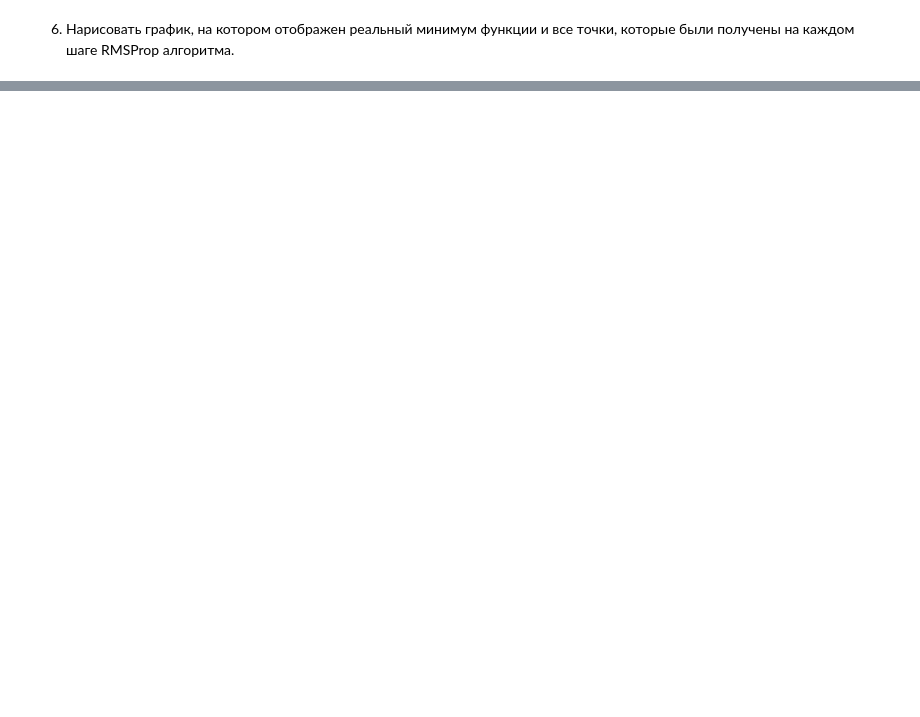
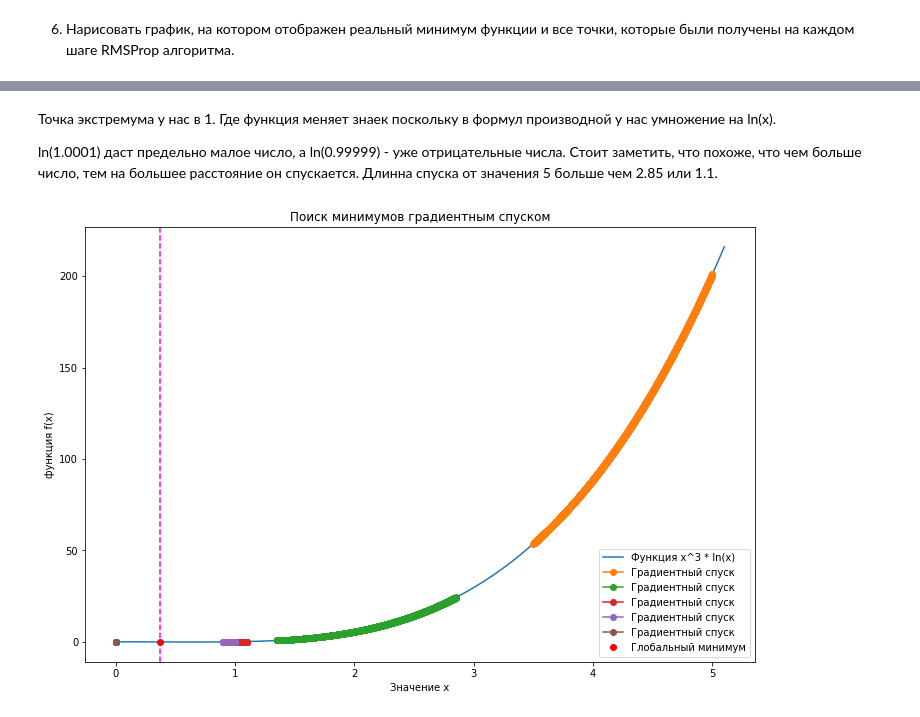
Before and after one commit to Dimildizio/DS_course, a Jupyter notebook: gradient-descent/HomeWork3_Optimization.ipynb, the cells around one changed output, grey strips where cells are left out. Drawn from its saved outputs; the diff is of its cells as text; code cells hidden in the pictures; blank space fills up the shorter version.

```diff
--- a/gradient-descent/HomeWork3_Optimization.ipynb
+++ b/gradient-descent/HomeWork3_Optimization.ipynb
@@ -66,0 +175,36 @@ history_rmsprop_2 = get_min_with_rmsprop(...)
+# %% [markdown]
+Точка экстремума у нас в 1. Где функция меняет знаек поскольку в формул производной у нас умножение на ln(x).
+
+ln(1.0001) даст предельно малое число, а ln(0.99999) - уже отрицательные числа.
+Стоит заметить, что похоже, что чем больше число, тем на большее расстояние он спускается. Длинна спуска от значения 5 больше чем 2.85 или 1.1.
+# %%
+plt.figure(figsize = (12,8))
+#наша функция
+def f(x):
+    return x**3 * np.log(x)
+
+#поскольку у нас есть log(x), что переворачивает функцию у 1, то минимум у нас будет при х = 1/e.
+xmin = 1/np.exp(1)
+#найдем этот минимум
+fmin = f(xmin)
+
+#выберем значения близкие точке экстремума
+start = [5, 2.85, 1.1, 0.9, 0]
+history, f_values = rmsprop(start, grad_fn=f, n_iter=1500)
+
+#создадаим множство точек
+x = np.linspace(0.01, 5.1, 100)
+#это наша функция на всех созданных точках от 0.01 до 3
+plt.plot(x, f(x), label='Функция x^3 * ln(x)')
+#это результаты из значений нашего градиента
+plt.plot(history, f_values, 'o-', label='Градиентный спуск')
+#Это наш глобальный минимум
+plt.axvline(x=xmin, color='magenta', linestyle='--')
+plt.plot(xmin, fmin, 'ro', label='Глобальный минимум')
+plt.ylabel('функция f(x)')
+plt.xlabel('Значение x')
+plt.title('Поиск минимумов градиентным спуском')
+plt.legend()
+plt.show()
+# %% [output]
+[figure, added]
```
Also changed, not shown: parts of 18 cells of this notebook.
